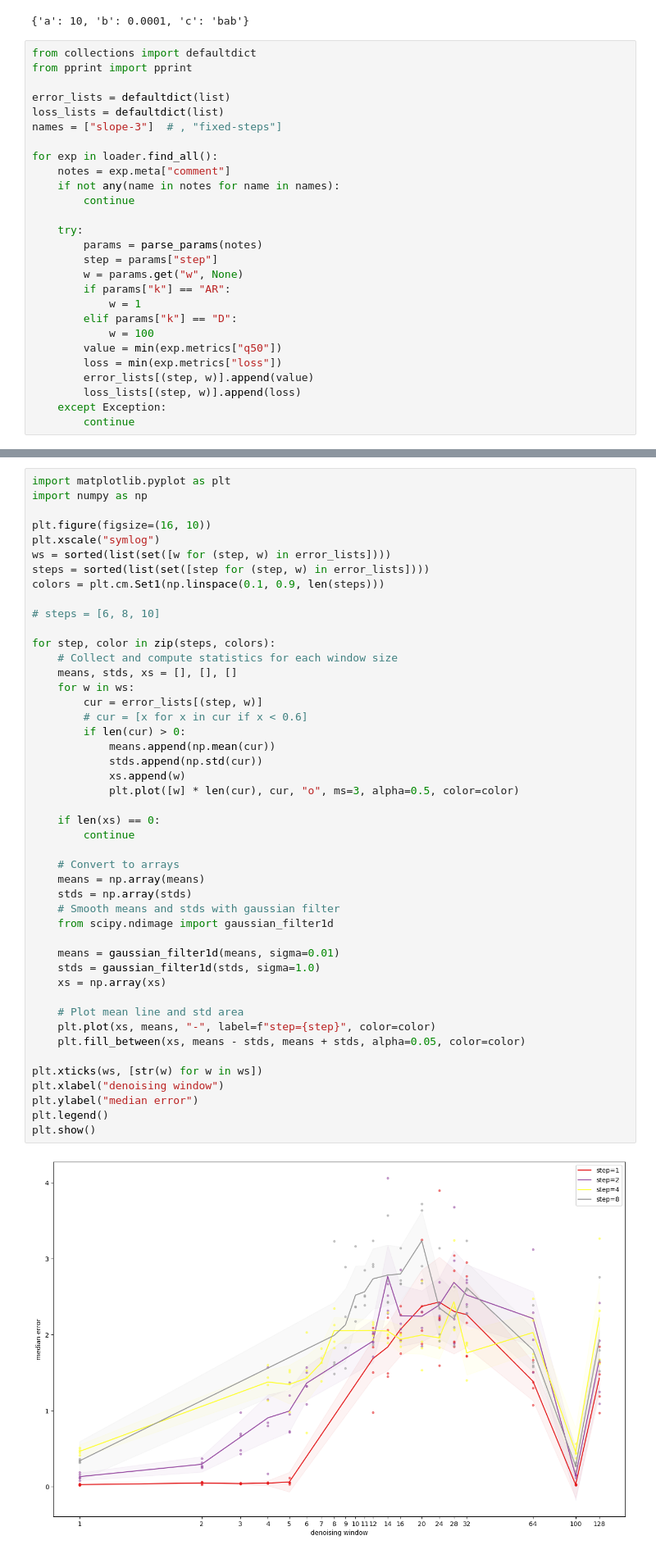
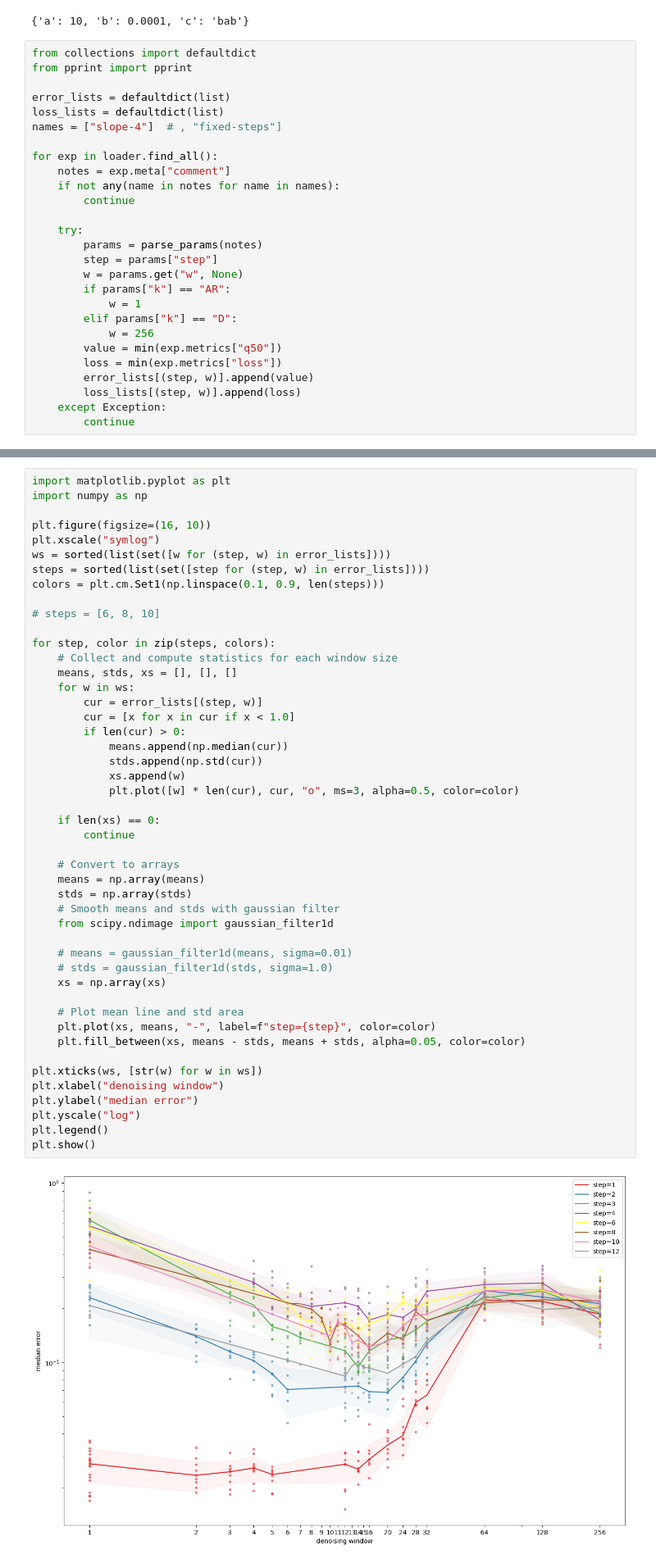
Before and after one commit to msh2481/gud, a Jupyter notebook: report.ipynb, the cells around one changed output, grey strips where cells are left out. Shown at 82% size. Drawn from its saved outputs; the diff is of its cells as text.

```diff
--- a/report.ipynb
+++ b/report.ipynb
@@ -43,7 +43,7 @@ from pprint import pprint
 
 error_lists = defaultdict(list)
 loss_lists = defaultdict(list)
-names = ["slope-3"]  # , "fixed-steps"]
+names = ["slope-4"]  # , "fixed-steps"]
 
 for exp in loader.find_all():
     notes = exp.meta["comment"]
@@ -57,7 +57,7 @@ for exp in loader.find_all():
         if params["k"] == "AR":
             w = 1
         elif params["k"] == "D":
-            w = 100
+            w = 256
         value = min(exp.metrics["q50"])
         loss = min(exp.metrics["loss"])
         error_lists[(step, w)].append(value)
@@ -100,38 +86,39 @@ for step, color in zip(steps, colors):
     # Collect and compute statistics for each window size
     means, stds, xs = [], [], []
     for w in ws:
         cur = error_lists[(step, w)]
-        # cur = [x for x in cur if x < 0.6]
+        cur = [x for x in cur if x < 1.0]
         if len(cur) > 0:
-            means.append(np.mean(cur))
+            means.append(np.median(cur))
             stds.append(np.std(cur))
             xs.append(w)
             plt.plot([w] * len(cur), cur, "o", ms=3, alpha=0.5, color=color)
 
     if len(xs) == 0:
         continue
 
     # Convert to arrays
     means = np.array(means)
     stds = np.array(stds)
     # Smooth means and stds with gaussian filter
     from scipy.ndimage import gaussian_filter1d
 
-    means = gaussian_filter1d(means, sigma=0.01)
-    stds = gaussian_filter1d(stds, sigma=1.0)
+    # means = gaussian_filter1d(means, sigma=0.01)
+    # stds = gaussian_filter1d(stds, sigma=1.0)
     xs = np.array(xs)
 
     # Plot mean line and std area
     plt.plot(xs, means, "-", label=f"step={step}", color=color)
     plt.fill_between(xs, means - stds, means + stds, alpha=0.05, color=color)
 
 plt.xticks(ws, [str(w) for w in ws])
 plt.xlabel("denoising window")
 plt.ylabel("median error")
+plt.yscale("log")
 plt.legend()
 plt.show()
 # %% [output]
-[figure, old version]
+[figure, new version]
 # %%
 import matplotlib.pyplot as plt
 import numpy as np
```
Also changed, not shown: parts of 7 cells of this notebook, 4 other files.
